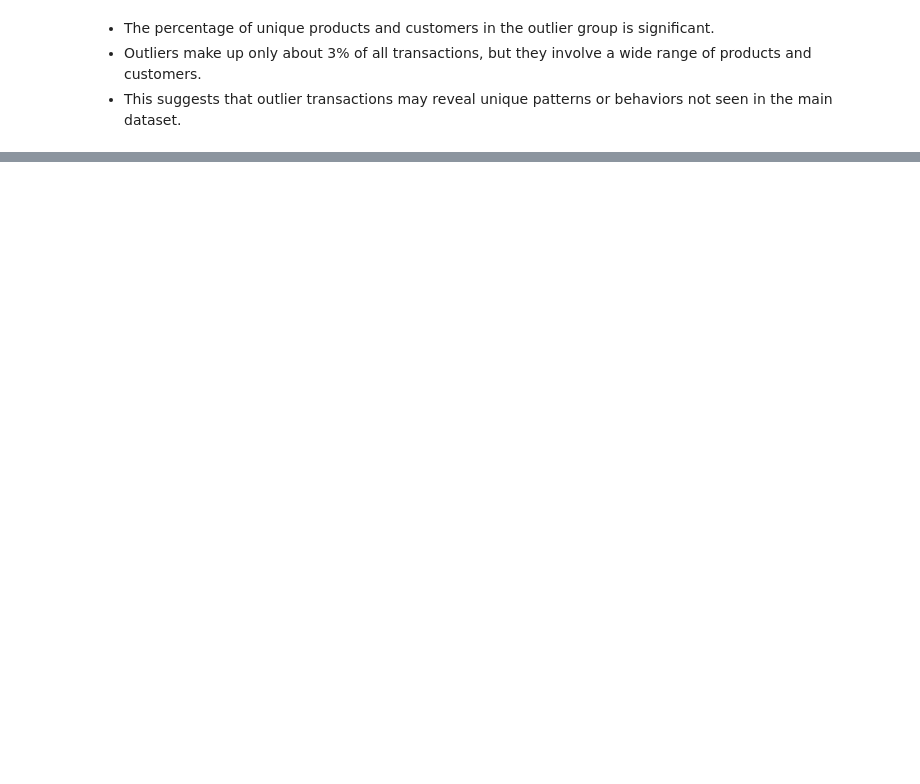
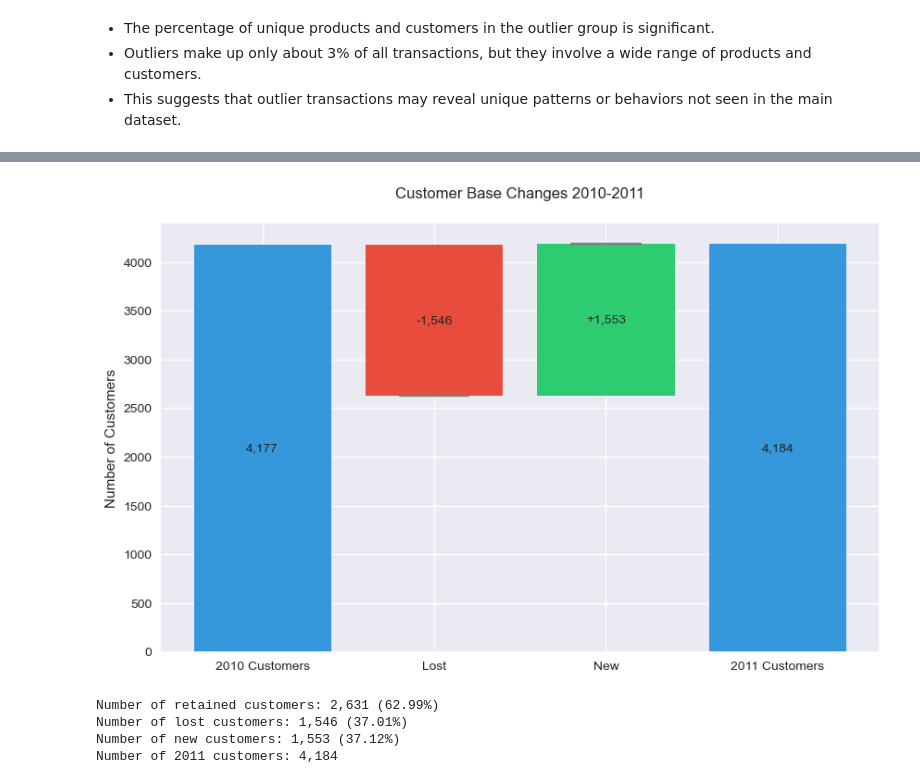
Before and after one commit to esemsc-rap24/retail-forecast-retention, a Jupyter notebook: retail_business_analysis.ipynb, the cells around one changed output, grey strips where cells are left out. Cells and saved outputs as stored; diff of their text form; code cells hidden in the pictures; blank space fills up the shorter version.

Commit message:
update retail analysis

```diff
--- a/retail_business_analysis.ipynb
+++ b/retail_business_analysis.ipynb
@@ -1186,0 +538,66 @@ Strong business case with excellent ROI and manageable risk
+# %%
+# Customer Waterfall Analysis 2010-2011
+customers_2010 = df_clean[df_clean['year'] == 2010]['customer_id'].unique()
+customers_2011 = df_clean[df_clean['year'] == 2011]['customer_id'].unique()
+
+retained = len(np.intersect1d(customers_2010, customers_2011))
+lost = len(customers_2010) - retained
+new = len(customers_2011) - retained
+
+# Create waterfall data
+labels = ['2010 Customers', 'Lost', 'New', '2011 Customers']
+values = [len(customers_2010), -lost, new, len(customers_2011)]
+colors = ['#3498db', '#e74c3c', '#2ecc71', '#3498db']#2ecc71
+
+# Create waterfall plot
+fig, ax = plt.subplots(figsize=(10, 6))
+
+# Calculate cumulative positions
+cumsum = np.cumsum(values)
+start = cumsum - values
+
+# Create bars
+for i in range(len(values)):
+    if i == 0:  # First total bar
+        ax.bar(labels[i], values[i], color=colors[i])
+    elif i == len(values)-1:  # Last total bar
+        ax.bar(labels[i], values[i], bottom=0, color=colors[i])  # Start from 0
+    else:  # Waterfall bars
+        ax.bar(labels[i], values[i], bottom=start[i], color=colors[i])
+
+# Add connecting lines between bars
+for i in range(len(values)-1):
+    if i != 0:  # Skip first connection
+        ax.plot([i-0.2, i+0.2], [cumsum[i], cumsum[i]], color='gray', linestyle='-')
+
+# Customize plot
+plt.title('Customer Base Changes 2010-2011', pad=20)
+plt.ylabel('Number of Customers')
+
+# Add value labels on bars
+for i in range(len(values)):
+    if values[i] >= 0:
+        label_pos = values[i]/2 if i == len(values)-1 else start[i] + values[i]/2
+        label = f'+{values[i]:,.0f}' if i == 2 else f'{values[i]:,.0f}'
+    else:
+        label_pos = start[i] + values[i]/2
+        label = f'{values[i]:,.0f}'
+
+    ax.text(i, label_pos, label, ha='center', va='center')
+
+plt.show()
+
+# number of retained customers
+print(f"Number of retained customers: {retained:,.0f} ({(retained/len(customers_2010))*100:.2f}%)")
+# number of lost customers
+print(f"Number of lost customers: {lost:,.0f} ({(lost/len(customers_2010))*100:.2f}%)")
+# number of new customers
+print(f"Number of new customers: {new:,.0f} ({(new/len(customers_2011))*100:.2f}%)")
+# number of 2011 customers
+print(f"Number of 2011 customers: {len(customers_2011):,.0f}")
+# %% [output]
+[figure, added]
+Number of retained customers: 2,631 (62.99%)
+Number of lost customers: 1,546 (37.01%)
+Number of new customers: 1,553 (37.12%)
+Number of 2011 customers: 4,184
```
Also changed, not shown: parts of 52 cells of this notebook.
